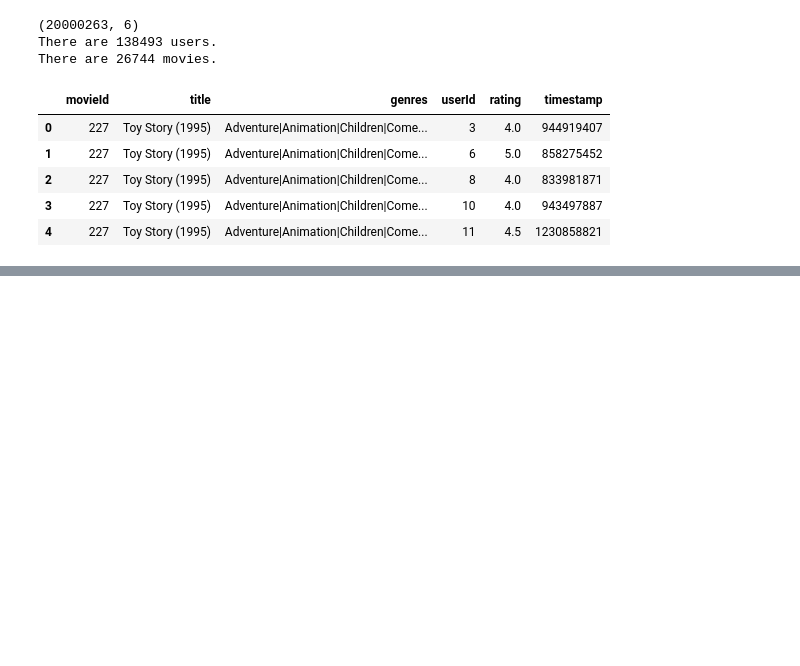
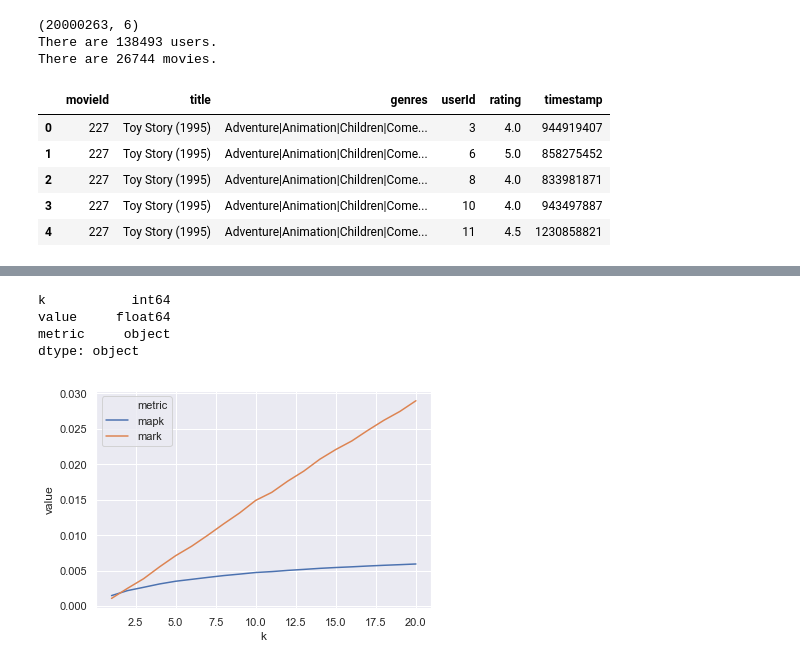
Before and after one commit to alineberry/my-movie-recommender, a Jupyter notebook: notebooks/collaborative-matrix-factorization-approach.ipynb, the cells around one changed output, grey strips where cells are left out. Saved outputs shown, nothing was run; the diff lists cells and outputs as text; code cells hidden in the pictures; blank space fills up the shorter version.

```diff
--- a/notebooks/collaborative-matrix-factorization-approach.ipynb
+++ b/notebooks/collaborative-matrix-factorization-approach.ipynb
@@ -272,0 +296,12 @@ test.userId.tolist()
+# %%
+pred_movies = []
+actual_movies = []
+test_users = test.userId.unique().tolist()
+for i in test_users:
+    pred_movies.append(get_users_predictions(user_id=i, n=20, model=predicted_ratings).item_id.tolist())
+    actual_movies.append(test.query('userId == @i').movieId.tolist())
+# %%
+MAPK = []
+for K in range(1, 21):
+    MAPK.append(metrics.mapk(actual=actual_movies, predicted=pred_movies, k=K))
+MAPK
@@ -272,0 +329,5 @@ test.userId.tolist()
+# %%
+MARK = []
+for K in range(1, 21):
+    MARK.append(mark(truth=actual_movies, recommendations=pred_movies, k=K))
+MARK
@@ -272,0 +355,16 @@ test.userId.tolist()
+# %%
+eval_df = pd.DataFrame([range(1, 21), MAPK, ["mapk"]*20]).T
+eval_df= eval_df.append(pd.DataFrame([range(1, 21), MARK, ["mark"]*20]).T)
+eval_df.columns= ['k', 'value', 'metric']
+eval_df.k = eval_df.k.astype('int')
+eval_df.value = eval_df.value.astype('float')
+eval_df.dtypes
+# %% [output]
+k           int64
+value     float64
+metric     object
+dtype: object
+# %%
+ax = sns.lineplot(x="k", y="value", hue="metric", data=eval_df)
+# %% [output]
+[figure, added]
```
Also changed, not shown: parts of 69 cells of this notebook.
